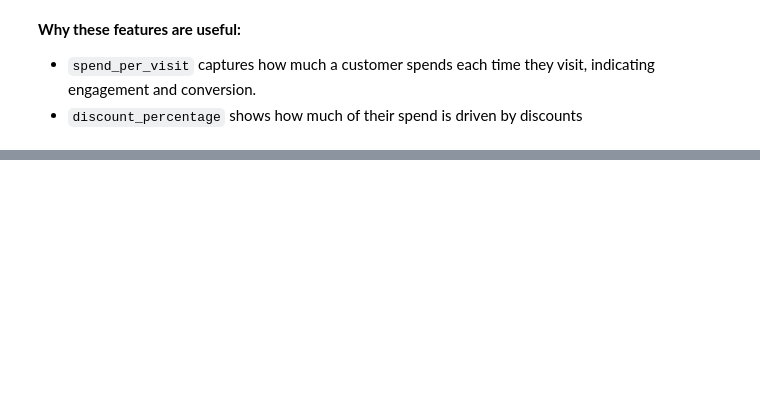
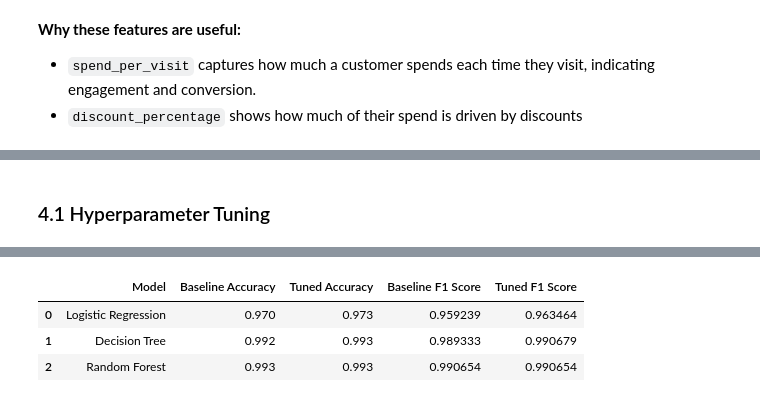
Before and after one commit to haneeshsinghal/Graded_Assignment_M4_M5_M6, a Jupyter notebook: M4/Haneesh_Singhal_ML_Assignment.ipynb, the cells around one changed output, grey strips where cells are left out. Drawn from its saved outputs; the diff is of its cells as text; code cells hidden in the pictures; blank space fills up the shorter version.

```diff
--- a/M4/Haneesh_Singhal_ML_Assignment.ipynb
+++ b/M4/Haneesh_Singhal_ML_Assignment.ipynb
@@ -448,14 +423,76 @@ Random Forest is chosen for its ability to handle both numerical and categorical
+# %% [markdown]
+### 4.1 Hyperparameter Tuning
 # %%
-# 4.1 Hyperparameter Tuning (Random Forest Example)
 from sklearn.model_selection import GridSearchCV
 
-param_grid = {
-    'n_estimators': [50, 100, 200],
-    'max_depth': [5, 10, 20]
+# Hyperparameter tuning for all models
+models = {
+    'Logistic Regression': {
+        'model': LogisticRegression(max_iter=1000, random_state=42),
+        'params': {
+            'C': [0.1, 1, 10],
+            'penalty': ['l2']
+        }
+    },
+    'Decision Tree': {
+        'model': DecisionTreeClassifier(random_state=42),
+        'params': {
+            'max_depth': [5, 10, 20],
+            'min_samples_split': [2, 5, 10]
+        }
+    },
+    'Random Forest': {
+        'model': RandomForestClassifier(random_state=42),
+        'params': {
+            'n_estimators': [50, 100, 200],
+            'max_depth': [5, 10, 20]
+        }
+    }
 }
 
-grid = GridSearchCV(RandomForestClassifier(random_state=42), param_grid, cv=3, scoring='f1', n_jobs=-1)
-grid.fit(X_train, y_train)
+results = []
 
-print("Best parameters:", grid.best_params_)
+# Iterate through each model for baseline and grid search
+for name, config in models.items():
+
+    # -------- Baseline model --------
+    base_model = config['model']
+    base_model.fit(X_train, y_train) # Train baseline model
+    y_pred_base = base_model.predict(X_test) # Predictions
+
+    base_acc = accuracy_score(y_test, y_pred_base) # Baseline accuracy
+    base_f1 = f1_score(y_test, y_pred_base) # Baseline F1 score
+
+    # -------- Grid Search --------
+    grid = GridSearchCV(
+        estimator=config['model'],
+        param_grid=config['params'],
+        cv=3, # 3-fold cross-validation
+        scoring='f1',
+        n_jobs=-1
+    )
+
+    # Fit grid search
+    grid.fit(X_train, y_train)
+
+    # Best model from grid search
+    best_model = grid.best_estimator_
+    print(f"Best parameters for {name}: {grid.best_params_}")
+
+    # Predictions with best model
+    y_pred_best = best_model.predict(X_test) # Predictions
+    tuned_acc = accuracy_score(y_test, y_pred_best) # Tuned accuracy
+    tuned_f1 = f1_score(y_test, y_pred_best) # Tuned F1 score
+
+    results.append({
+        'Model': name,
+        'Baseline Accuracy': base_acc,
+        'Tuned Accuracy': tuned_acc,
+        'Baseline F1 Score': base_f1,
+        'Tuned F1 Score': tuned_f1
+    })
+
+# Display results
+performance_df = pd.DataFrame(results).round(6)
+performance_df
 # %% [output]
@@ -462,0 +502,4 @@ Best parameters: {'max_depth': 20, 'n_estimators': 200}
+|  | Model | Baseline Accuracy | Tuned Accuracy | Baseline F1 Score | Tuned F1 Score |
+| 0 | Logistic Regression | 0.970 | 0.973 | 0.959239 | 0.963464 |
+| 1 | Decision Tree | 0.992 | 0.993 | 0.989333 | 0.990679 |
+| 2 | Random Forest | 0.993 | 0.993 | 0.990654 | 0.990654 |
```
Also changed, not shown: parts of 60 cells of this notebook, 1 other file.
